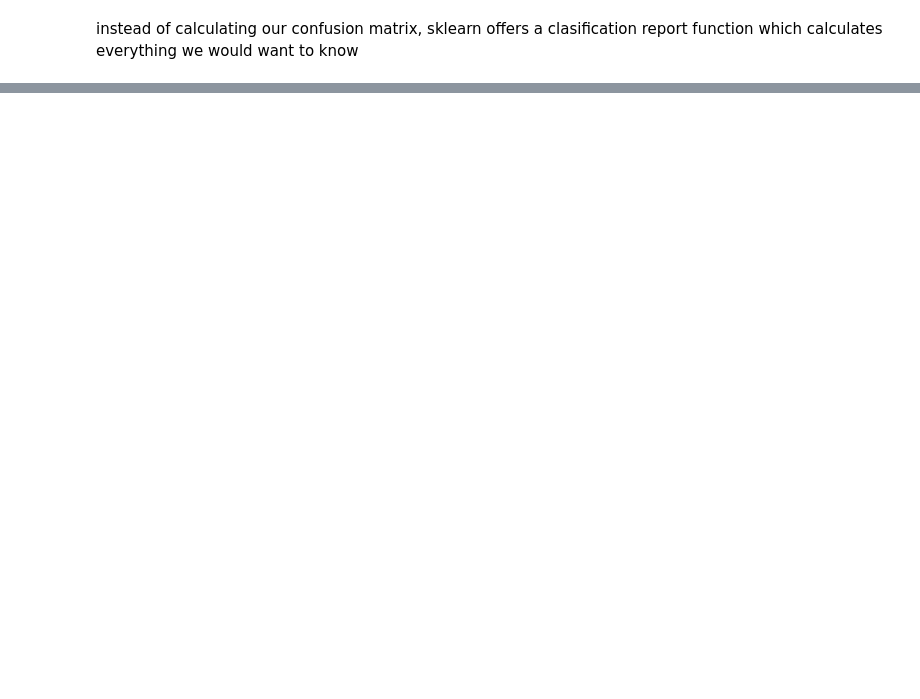
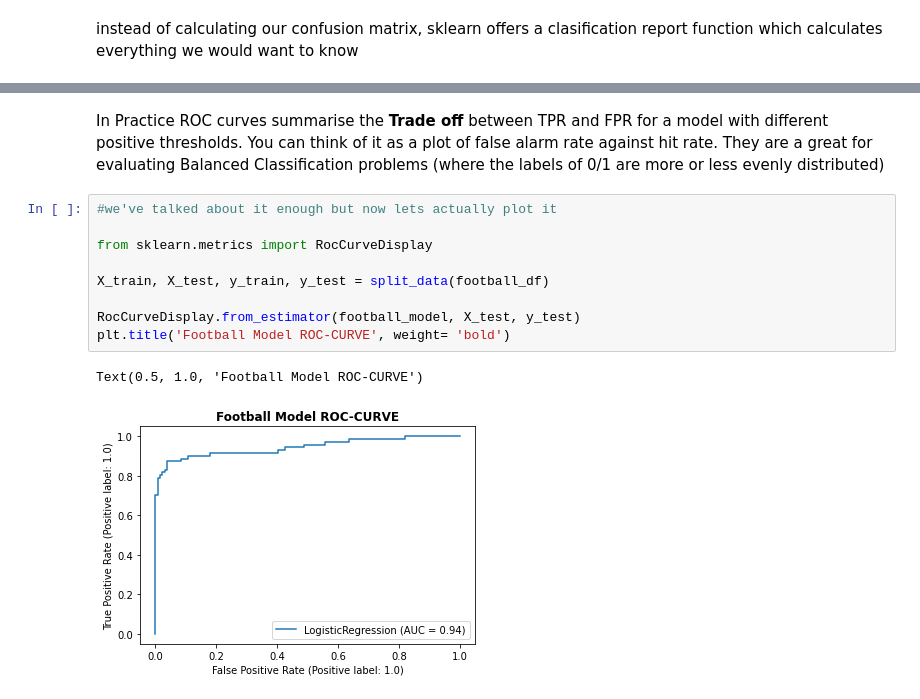
Before and after one commit to arun1125/arun1125.github.io, a Jupyter notebook: evaluating_classifiers.ipynb, the cells around one changed output, grey strips where cells are left out. Cells and saved outputs as stored; diff of their text form; blank space fills up the shorter version.

```diff
--- a/evaluating_classifiers.ipynb
+++ b/evaluating_classifiers.ipynb
@@ -263,0 +287,14 @@ Probabilities are more robust to work with as we can choose our own cut off poin
+# %% [markdown]
+In Practice ROC curves summarise the **Trade off** between TPR and FPR for a model with different positive thresholds. You can think of it as a plot of false alarm rate against hit rate. They are a great for evaluating Balanced Classification problems (where the labels of 0/1 are more or less evenly distributed)
+# %%
+#we've talked about it enough but now lets actually plot it
+
+from sklearn.metrics import RocCurveDisplay
+
+X_train, X_test, y_train, y_test = split_data(football_df)
+
+RocCurveDisplay.from_estimator(football_model, X_test, y_test)
+plt.title('Football Model ROC-CURVE', weight= 'bold')
+# %% [output]
+Text(0.5, 1.0, 'Football Model ROC-CURVE')
+[figure, added]
```
Also changed, not shown: parts of 36 cells of this notebook, 8 other files.
